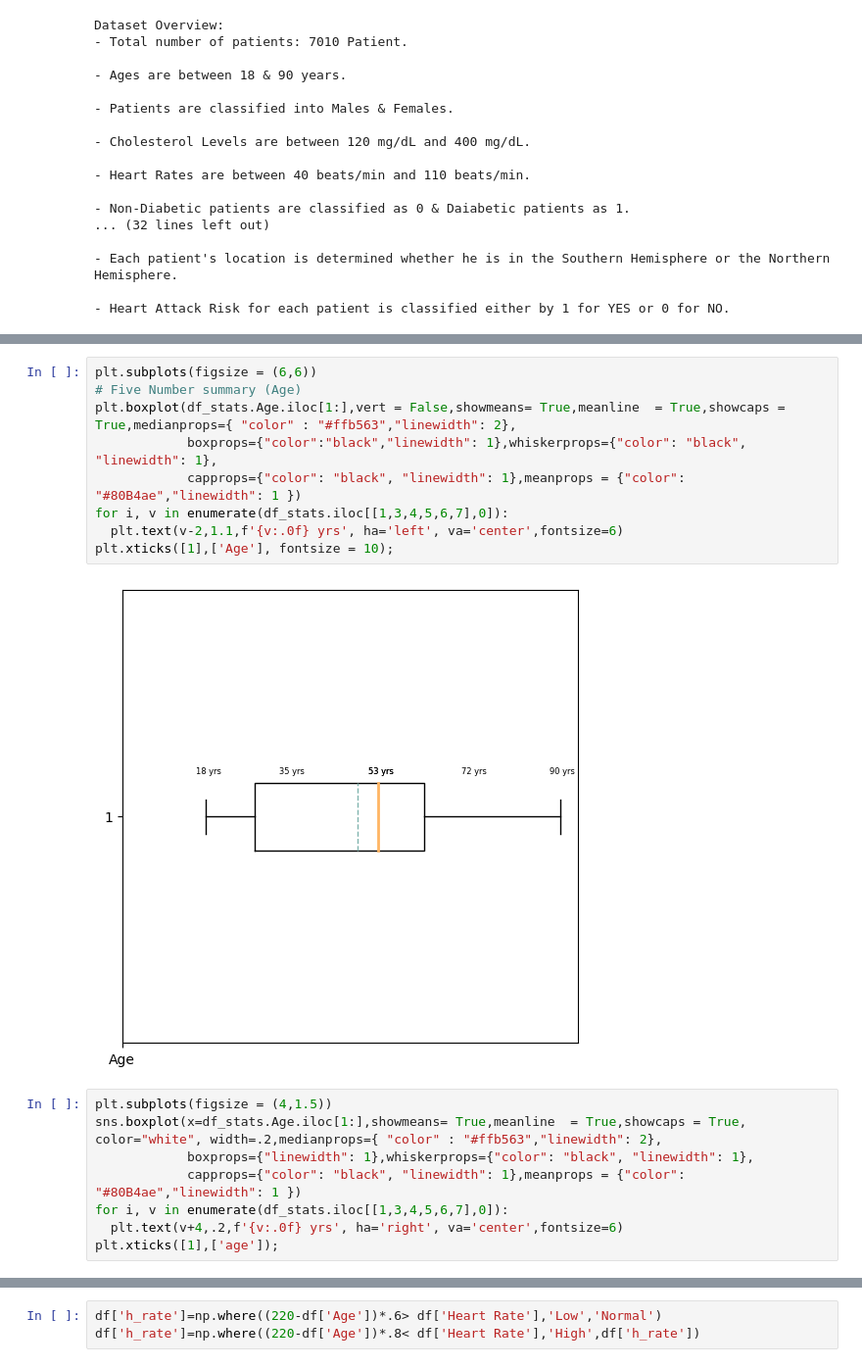
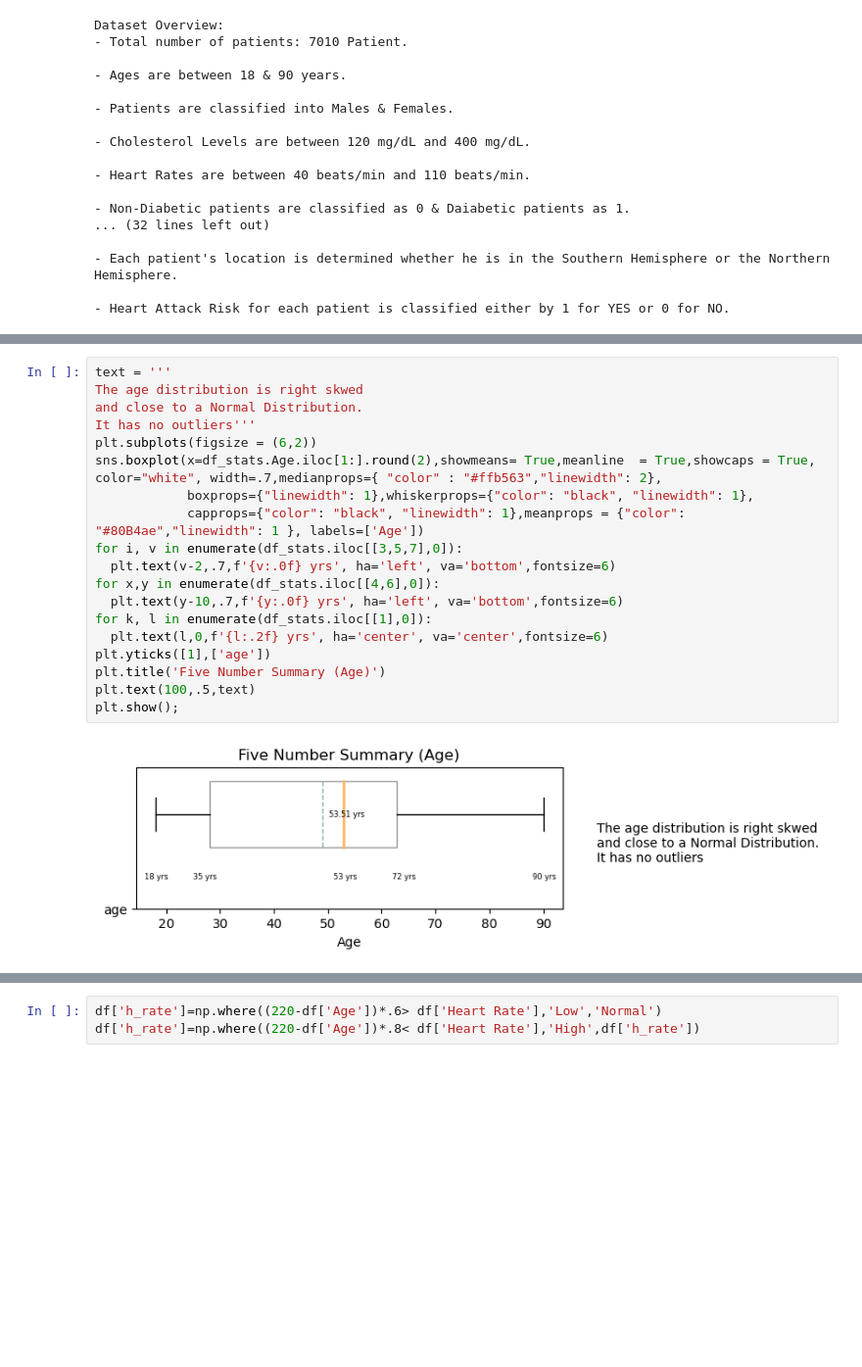
Before and after one commit to hend-a-ghafour/Heart_Attack_Risk_Analysis, a Jupyter notebook: Heart_Attack_Risk_Analysis.ipynb, the cells around one changed output, grey strips where cells are left out. Shown: that part at 98% size. Cells and saved outputs as stored; diff of their text form; blank space fills up the shorter version.

Commit message:
Age - 5 number summary

```diff
--- a/Heart_Attack_Risk_Analysis.ipynb
+++ b/Heart_Attack_Risk_Analysis.ipynb
@@ -220,19 +220,21 @@ df_stats
-# %%
-plt.subplots(figsize = (6,6))
-# Five Number summary (Age)
-plt.boxplot(df_stats.Age.iloc[1:],vert = False,showmeans= True,meanline  = True,showcaps = True,medianprops={ "color" : "#ffb563","linewidth": 2},
-            boxprops={"color":"black","linewidth": 1},whiskerprops={"color": "black", "linewidth": 1},
-            capprops={"color": "black", "linewidth": 1},meanprops = {"color": "#80B4ae","linewidth": 1 })
-for i, v in enumerate(df_stats.iloc[[1,3,4,5,6,7],0]):
-  plt.text(v-2,1.1,f'{v:.0f} yrs', ha='left', va='center',fontsize=6)
-plt.xticks([1],['Age'], fontsize = 10);
-# %% [output]
-[figure, removed]
 # %%
-plt.subplots(figsize = (4,1.5))
-sns.boxplot(x=df_stats.Age.iloc[1:],showmeans= True,meanline  = True,showcaps = True, color="white", width=.2,medianprops={ "color" : "#ffb563","linewidth": 2},
+text = '''
+The age distribution is right skwed
+and close to a Normal Distribution.
+It has no outliers'''
+plt.subplots(figsize = (6,2))
+sns.boxplot(x=df_stats.Age.iloc[1:].round(2),showmeans= True,meanline  = True,showcaps = True, color="white", width=.7,medianprops={ "color" : "#ffb563","linewidth": 2},
             boxprops={"linewidth": 1},whiskerprops={"color": "black", "linewidth": 1},
-            capprops={"color": "black", "linewidth": 1},meanprops = {"color": "#80B4ae","linewidth": 1 })
-for i, v in enumerate(df_stats.iloc[[1,3,4,5,6,7],0]):
-  plt.text(v+4,.2,f'{v:.0f} yrs', ha='right', va='center',fontsize=6)
-plt.xticks([1],['age']);
+            capprops={"color": "black", "linewidth": 1},meanprops = {"color": "#80B4ae","linewidth": 1 }, labels=['Age'])
+for i, v in enumerate(df_stats.iloc[[3,5,7],0]):
+  plt.text(v-2,.7,f'{v:.0f} yrs', ha='left', va='bottom',fontsize=6)
+for x,y in enumerate(df_stats.iloc[[4,6],0]):
+  plt.text(y-10,.7,f'{y:.0f} yrs', ha='left', va='bottom',fontsize=6)
+for k, l in enumerate(df_stats.iloc[[1],0]):
+  plt.text(l,0,f'{l:.2f} yrs', ha='center', va='center',fontsize=6)
+plt.yticks([1],['age'])
+plt.title('Five Number Summary (Age)')
+plt.text(100,.5,text)
+plt.show();
+# %% [output]
+[figure, added]
```
Also changed, not shown: parts of 2 cells of this notebook.
